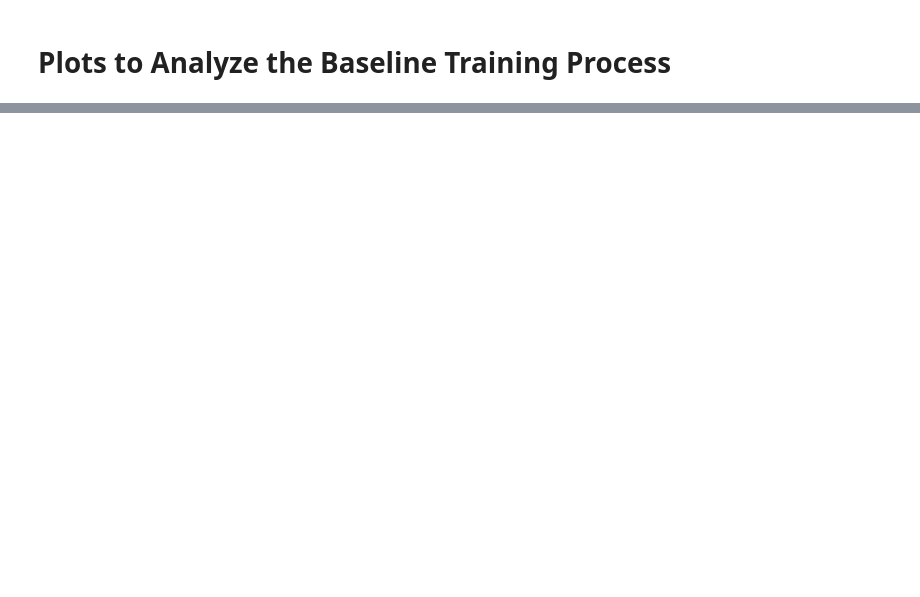
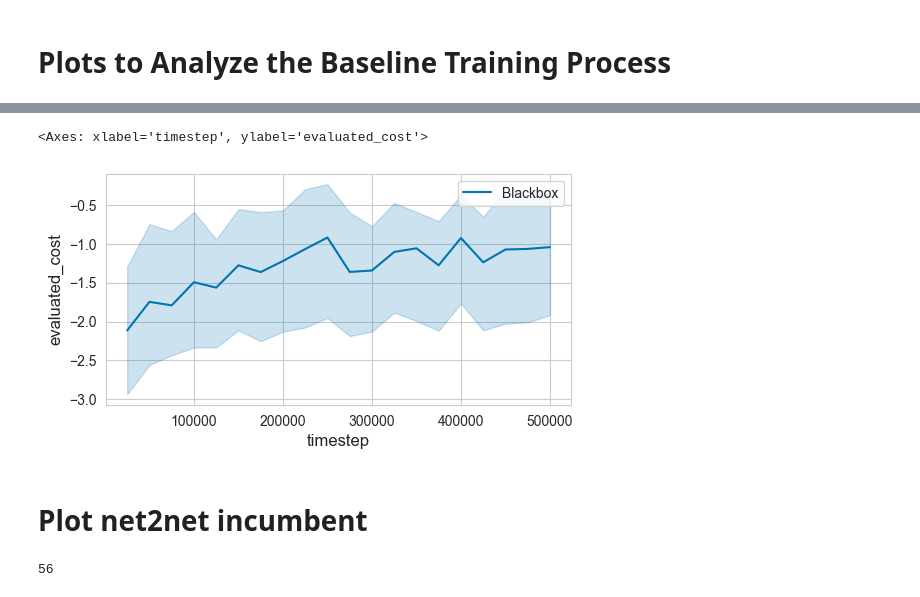
Before and after one commit to automl/GrowNN, a Jupyter notebook: plotting/plot_trianing_process.ipynb, the cells around one changed output, grey strips where cells are left out. Saved outputs shown, nothing was run; the diff lists cells and outputs as text; code cells hidden in the pictures; blank space fills up the shorter version.

```diff
--- a/plotting/plot_trianing_process.ipynb
+++ b/plotting/plot_trianing_process.ipynb
@@ -209,0 +97,4 @@ plt.show()
+# %%
+black_box_trianing_process = get_logtable(database_name="fehring_growing_nn", table_name="black_box_run", logtable_name="training_process", config_file="baselines/blackbox_joined_hpo_nn/config/blackbox_joined_hpo_nn.yaml")
+black_box_incumbent_trianing_process = black_box_trianing_process[black_box_trianing_process["experiment_id"] == 1]
+black_box_incumbent_trianing_process = black_box_incumbent_trianing_process[black_box_incumbent_trianing_process["trial_number"] == blackbox_inumbent_id]
@@ -209,0 +119,13 @@ plt.show()
+# %%
+# Plot mean of mean per worker
+sns.lineplot(data=black_box_incumbent_trianing_process, x="timestep", y="evaluated_cost", label="Blackbox")
+# %% [output]
+<Axes: xlabel='timestep', ylabel='evaluated_cost'>
+[figure, added]
+# %% [markdown]
+# Plot net2net incumbent
+# %%
+net2net_incumbent_id = net2deeper_run[net2deeper_run["cost"] == net2deeper_run["cost"].min()]["trial_number"].values[0]
+net2net_incumbent_id
+# %% [output]
+56
```
Also changed, not shown: parts of 36 cells of this notebook, 6 other files.
